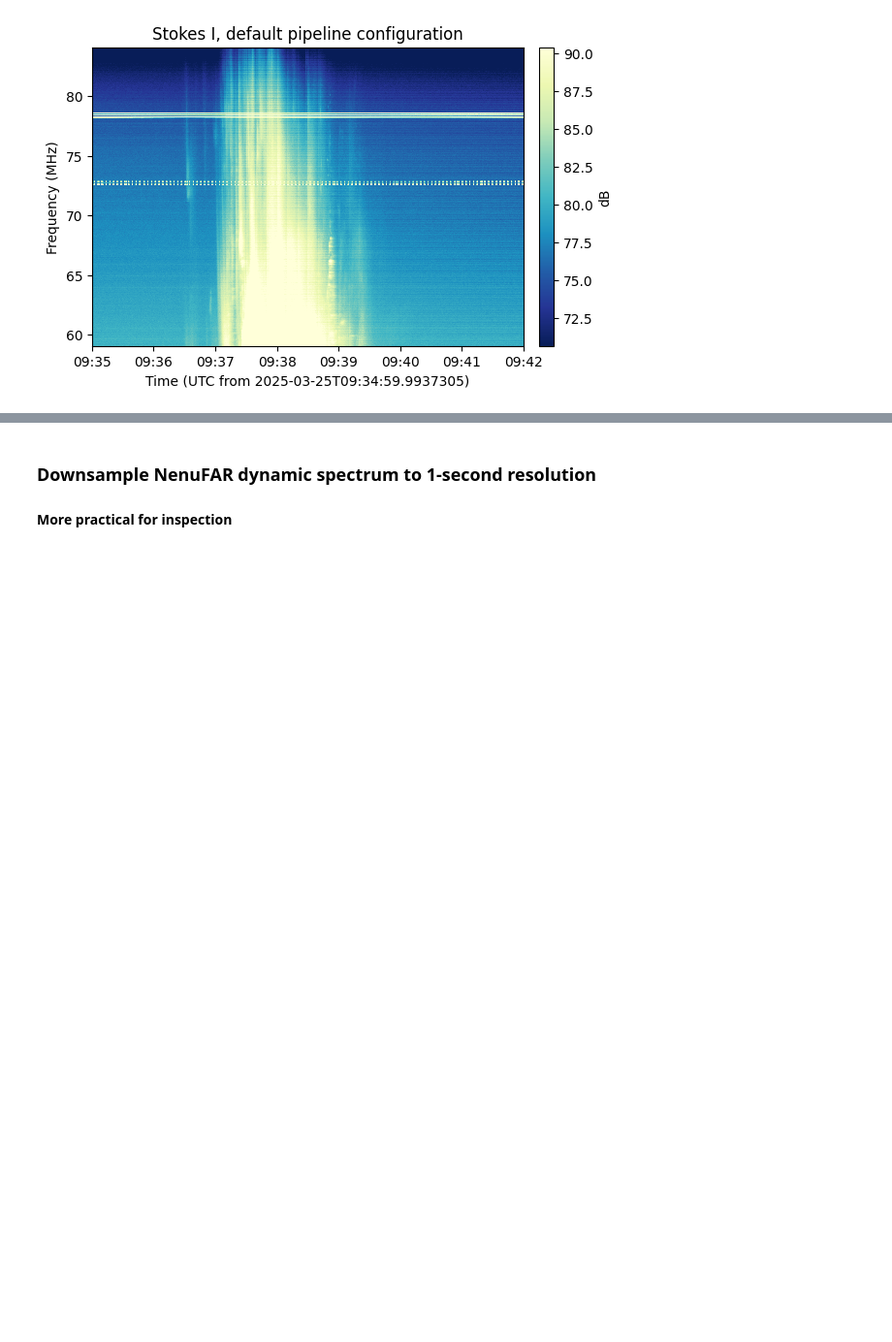
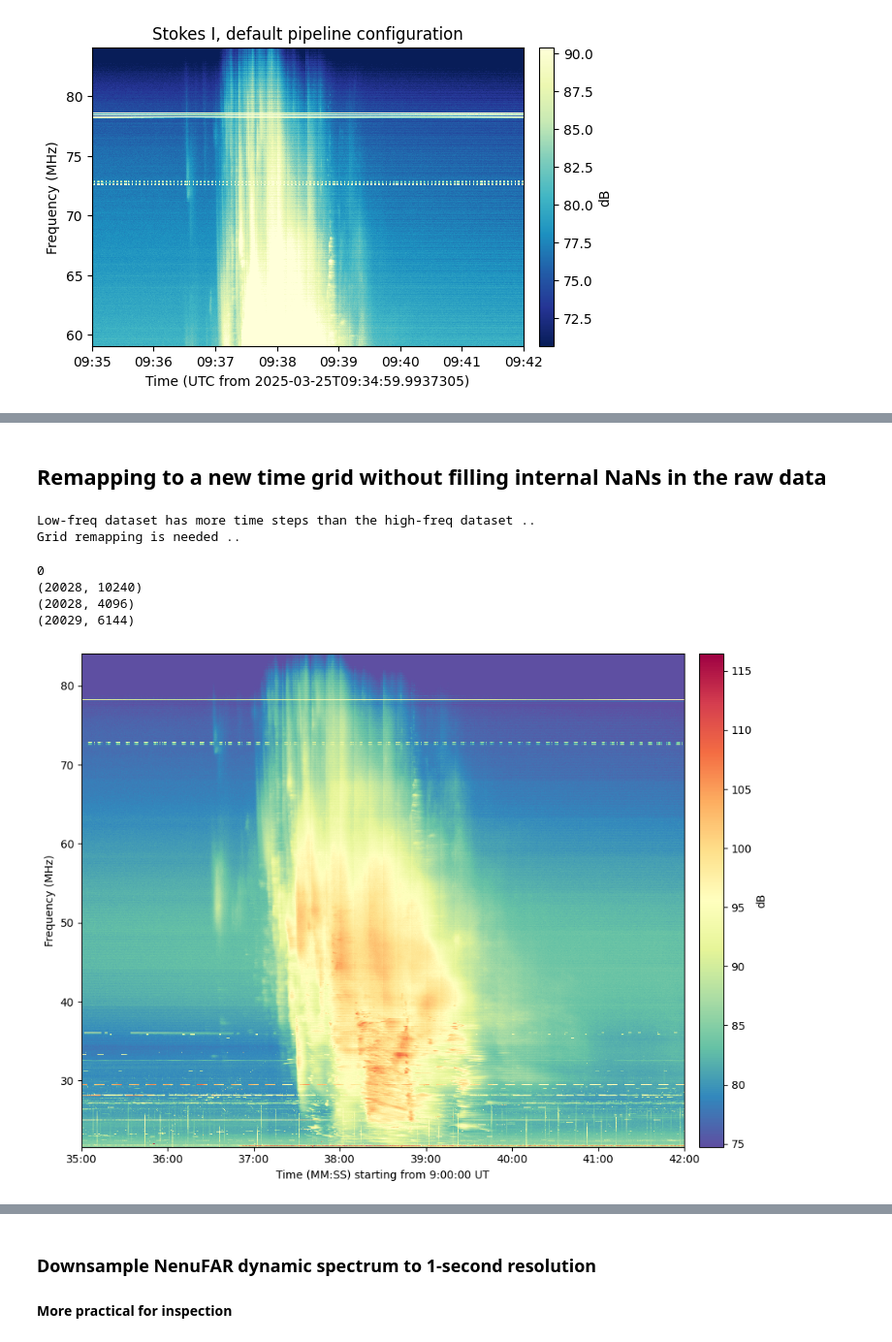
Before and after one commit to MohamedNedal/nenufar_work, a Jupyter notebook: plot_nenufar.ipynb, the cells around one changed output, grey strips where cells are left out. Shown at 97% size. Drawn from its saved outputs; the diff is of its cells as text; code cells hidden in the pictures; blank space fills up the shorter version.

Commit message:
remapping the arrays to have a matched time grid

```diff
--- a/plot_nenufar.ipynb
+++ b/plot_nenufar.ipynb
@@ -111,0 +128,62 @@ str(high_times[0]), str(low_times[0])
+# %% [markdown]
+## Remapping to a new time grid without filling internal NaNs in the raw data
+# %%
+if df_nenufar_low.shape[0] < df_nenufar_high.shape[0]:
+    print('High-freq dataset has more time steps than the low-freq dataset ..\nGrid remapping is needed ..')
+
+    # Interpolate the high dataset onto the low dataset's time index
+    df_nenufar_high_on_low_grid = df_nenufar_high.reindex(df_nenufar_low.index, method='nearest', tolerance='30ms')
+
+    # Ensure both now have the same time index and shape
+    assert df_nenufar_high_on_low_grid.shape[0] == df_nenufar_low.shape[0]
+    assert all(df_nenufar_high_on_low_grid.index == df_nenufar_low.index)
+
+    # Combine along columns
+    df_combined = pd.concat([df_nenufar_low, df_nenufar_high_on_low_grid], axis=1)
+
+elif df_nenufar_low.shape[0] > df_nenufar_high.shape[0]:
+    print('Low-freq dataset has more time steps than the high-freq dataset ..\nGrid remapping is needed ..')
+
+    # Interpolate the low dataset onto the high dataset's time index
+    df_nenufar_low_on_high_grid = df_nenufar_low.reindex(df_nenufar_high.index, method='nearest', tolerance='30ms')
+
+    # Ensure both now have the same time index and shape
+    assert df_nenufar_low_on_high_grid.shape[0] == df_nenufar_high.shape[0]
+    assert all(df_nenufar_low_on_high_grid.index == df_nenufar_high.index)
+
+    # Combine along columns
+    df_combined = pd.concat([df_nenufar_low_on_high_grid, df_nenufar_high], axis=1)
+
+else:
+    print('Both low and high frequency datasets have the same shape.\nNo remapping needed.')
+    pass
+
+df_combined = 10 * np.log10(df_combined) # Convert the amplitude to decibels
+# %% [output]
+Low-freq dataset has more time steps than the high-freq dataset ..
+Grid remapping is needed ..
+# %%
+print(df_combined.isna().sum().sum())  # Should be zero
+print(df_combined.shape)
+print(df_nenufar_high.shape)
+print(df_nenufar_low.shape)
+# %% [output]
+0
+(20028, 10240)
+(20028, 4096)
+(20029, 6144)
+# %%
+fig = plt.figure(figsize=[10,7])
+ax = fig.add_subplot(111)
+pc = ax.pcolormesh(df_combined.index, df_combined.columns, df_combined.T,
+                   vmin=np.nanpercentile(df_combined, 7), vmax=np.nanpercentile(df_combined, 99.97),
+                   shading='auto', cmap='Spectral_r')
+fig.colorbar(pc, ax=ax, pad=0.02, label='dB')
+ax.set_ylabel('Frequency (MHz)')
+ax.xaxis_date()
+ax.xaxis.set_major_formatter(mdates.DateFormatter('%M:%S'))
+ax.set_xlabel(f'Time (MM:SS) starting from {low_times[0].time().hour}:00:00 UT')
+fig.tight_layout()
+plt.show()
+# %% [output]
+[figure, added]
```
Also changed, not shown: parts of 10 cells of this notebook.
